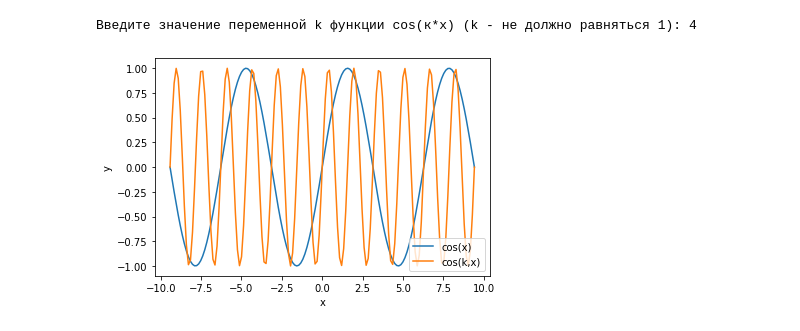
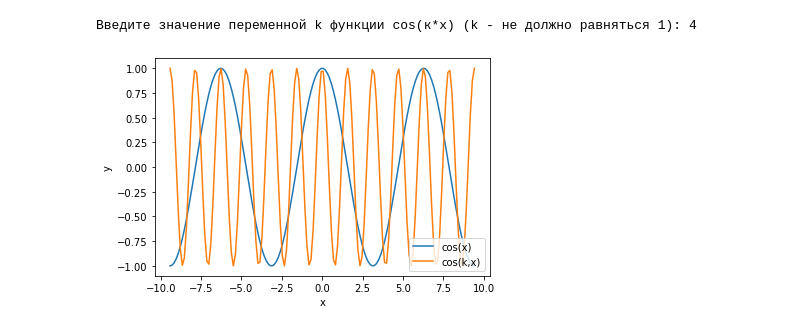
Before and after one commit to Alexv035/mathematics, a Jupyter notebook: Task4 Lesson1.ipynb, the cells around one changed output. Cells and saved outputs as stored; diff of their text form; code cells hidden in the pictures.

```diff
--- a/Task4 Lesson1.ipynb
+++ b/Task4 Lesson1.ipynb
@@ -10,12 +10,12 @@ while k==1:
 Введите значение переменной k функции cos(к*х) (k - не должно равняться 1): 4
 # %%
 x = np.linspace(-np.pi*3, np.pi*3, 150)
-plt.plot(x, np.sin(x), label = 'cos(x)')
-plt.plot(x, np.sin(k*x), label = 'cos(k,x)')
+plt.plot(x, np.cos(x), label = 'cos(x)')
+plt.plot(x, np.cos(k*x), label = 'cos(k,x)')
 plt.xlabel('x')
 plt.ylabel('y')
 plt.axis('tight')
 plt.legend(loc = 'lower right')
 plt.show()
 # %% [output]
-[figure, old version]
+[figure, new version]
```
